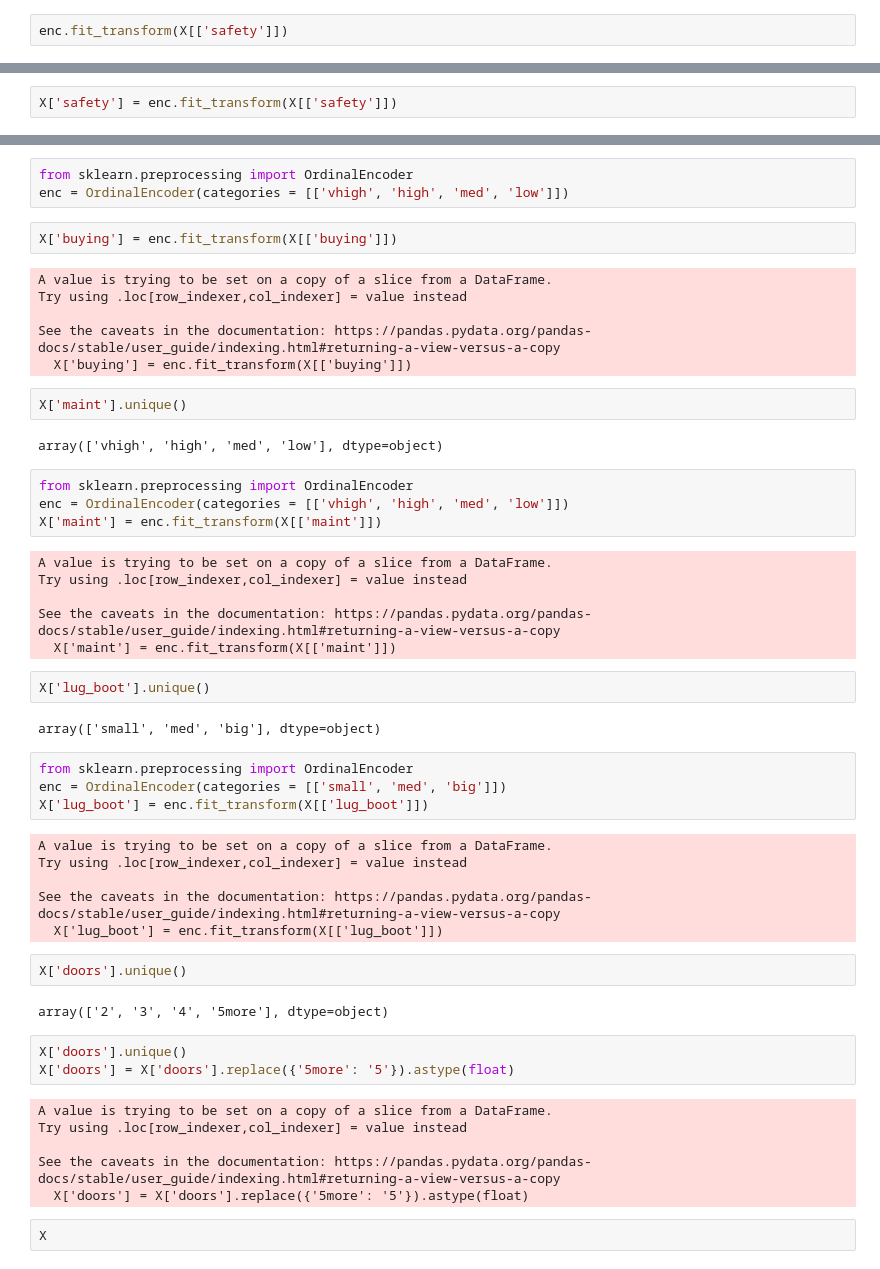
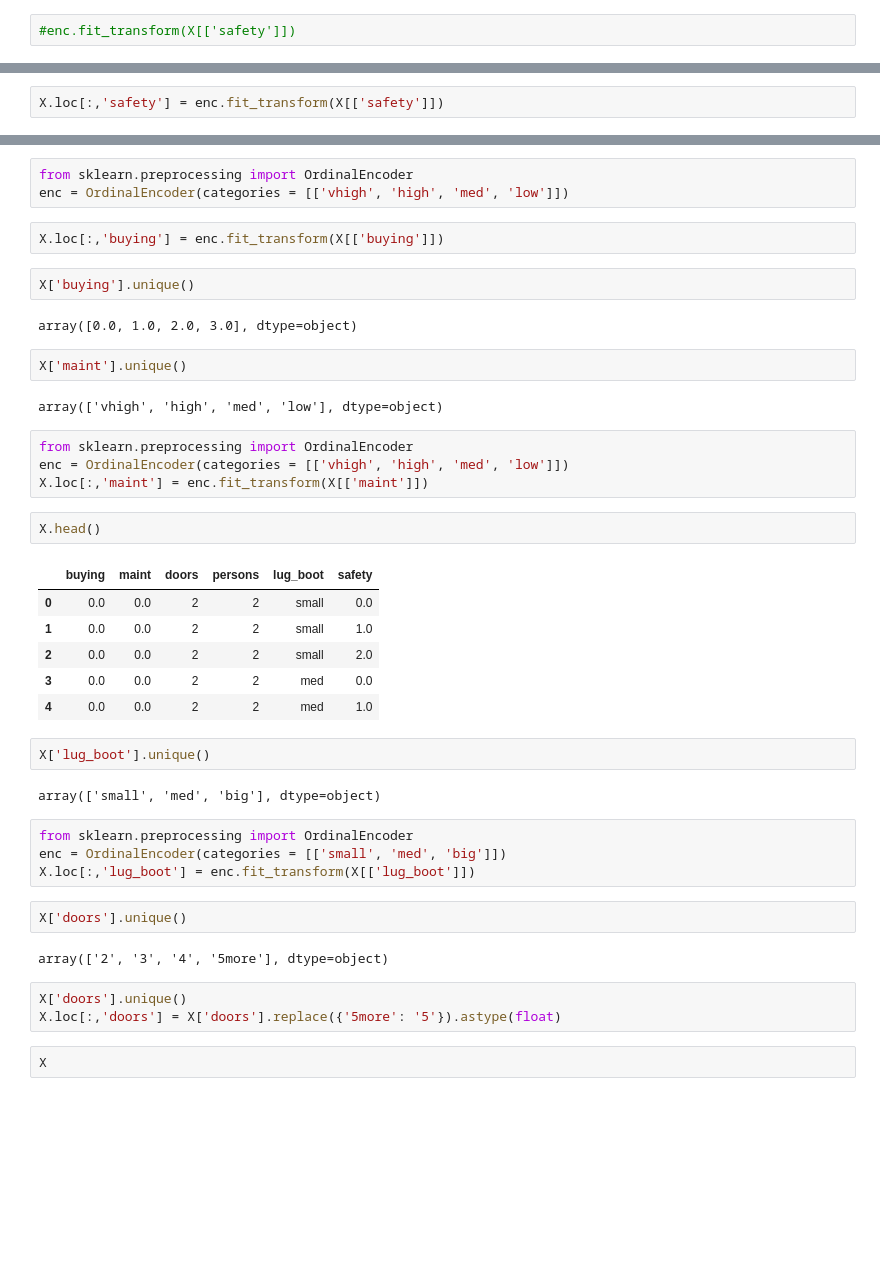
Before and after one commit to ebeltyukova/Classification-Benchmarks-DT-KNN-RF, a Jupyter notebook: car_db.ipynb, the cells around one changed output, grey strips where cells are left out. Cells and saved outputs as stored; diff of their text form; blank space fills up the shorter version.

```diff
--- a/car_db.ipynb
+++ b/car_db.ipynb
@@ -98,4 +98,4 @@ from sklearn.preprocessing import OrdinalEncoder
 # %%
 enc = OrdinalEncoder(categories = [safeties])
 # %%
-enc.fit_transform(X[['safety']])
+#enc.fit_transform(X[['safety']])
@@ -110,2 +102,2 @@ array([[0.],
 # %%
-X['safety'] = enc.fit_transform(X[['safety']])
+X.loc[:,'safety'] = enc.fit_transform(X[['safety']])
@@ -137,13 +123,11 @@ array(['vhigh', 'high', 'med', 'low'], dtype=object)
 from sklearn.preprocessing import OrdinalEncoder
 enc = OrdinalEncoder(categories = [['vhigh', 'high', 'med', 'low']])
 # %%
-X['buying'] = enc.fit_transform(X[['buying']])
+X.loc[:,'buying'] = enc.fit_transform(X[['buying']])
-# %% [output]
-A value is trying to be set on a copy of a slice from a DataFrame.
-Try using .loc[row_indexer,col_indexer] = value instead
-
-See the caveats in the documentation: https://pandas.pydata.org/pandas-docs/stable/user_guide/indexing.html#returning-a-view-versus-a-copy
-  X['buying'] = enc.fit_transform(X[['buying']])
+# %%
+X['buying'].unique()
+# %% [output]
+array([0.0, 1.0, 2.0, 3.0], dtype=object)
 # %%
 X['maint'].unique()
 # %% [output]
@@ -151,13 +135,16 @@ array(['vhigh', 'high', 'med', 'low'], dtype=object)
 # %%
 from sklearn.preprocessing import OrdinalEncoder
 enc = OrdinalEncoder(categories = [['vhigh', 'high', 'med', 'low']])
-X['maint'] = enc.fit_transform(X[['maint']])
+X.loc[:,'maint'] = enc.fit_transform(X[['maint']])
-# %% [output]
-A value is trying to be set on a copy of a slice from a DataFrame.
-Try using .loc[row_indexer,col_indexer] = value instead
-
-See the caveats in the documentation: https://pandas.pydata.org/pandas-docs/stable/user_guide/indexing.html#returning-a-view-versus-a-copy
-  X['maint'] = enc.fit_transform(X[['maint']])
+# %%
+X.head()
+# %% [output]
+|  | buying | maint | doors | persons | lug_boot | safety |
+| 0 | 0.0 | 0.0 | 2 | 2 | small | 0.0 |
+| 1 | 0.0 | 0.0 | 2 | 2 | small | 1.0 |
+| 2 | 0.0 | 0.0 | 2 | 2 | small | 2.0 |
+| 3 | 0.0 | 0.0 | 2 | 2 | med | 0.0 |
+| 4 | 0.0 | 0.0 | 2 | 2 | med | 1.0 |
 # %%
 X['lug_boot'].unique()
 # %% [output]
@@ -165,26 +152,14 @@ array(['small', 'med', 'big'], dtype=object)
 # %%
 from sklearn.preprocessing import OrdinalEncoder
 enc = OrdinalEncoder(categories = [['small', 'med', 'big']])
-X['lug_boot'] = enc.fit_transform(X[['lug_boot']])
+X.loc[:,'lug_boot'] = enc.fit_transform(X[['lug_boot']])
-# %% [output]
-A value is trying to be set on a copy of a slice from a DataFrame.
-Try using .loc[row_indexer,col_indexer] = value instead
-
-See the caveats in the documentation: https://pandas.pydata.org/pandas-docs/stable/user_guide/indexing.html#returning-a-view-versus-a-copy
-  X['lug_boot'] = enc.fit_transform(X[['lug_boot']])
 # %%
 X['doors'].unique()
 # %% [output]
 array(['2', '3', '4', '5more'], dtype=object)
 # %%
 X['doors'].unique()
-X['doors'] = X['doors'].replace({'5more': '5'}).astype(float)
+X.loc[:,'doors'] = X['doors'].replace({'5more': '5'}).astype(float)
-# %% [output]
-A value is trying to be set on a copy of a slice from a DataFrame.
-Try using .loc[row_indexer,col_indexer] = value instead
-
-See the caveats in the documentation: https://pandas.pydata.org/pandas-docs/stable/user_guide/indexing.html#returning-a-view-versus-a-copy
-  X['doors'] = X['doors'].replace({'5more': '5'}).astype(float)
 # %%
 X
 # %% [output]
```
Also changed, not shown: parts of 27 cells of this notebook, 2 other files.
